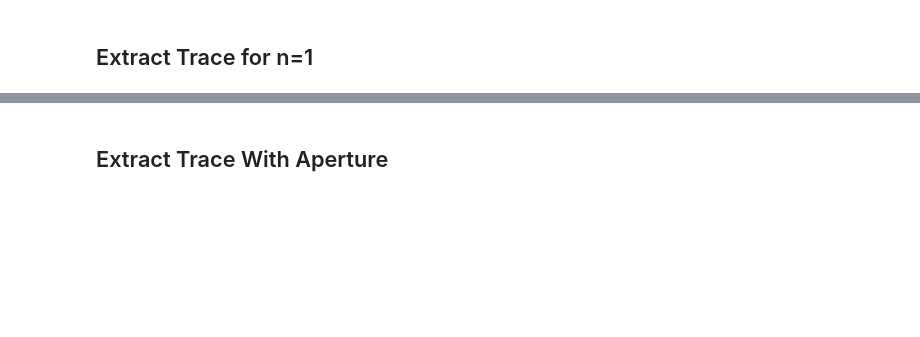
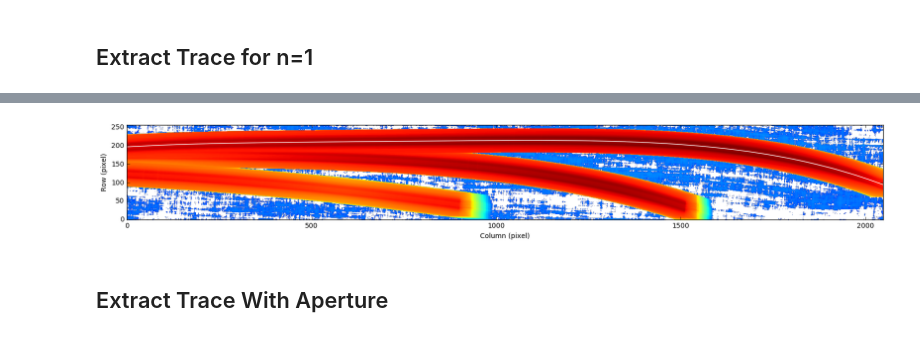
Before and after one commit to AntoineDarveau/NIRISS_extraction, a Jupyter notebook: Examples and Checks.ipynb, the cells around one changed output, grey strips where cells are left out. Drawn from its saved outputs; the diff is of its cells as text; code cells hidden in the pictures; blank space fills up the shorter version.

```diff
--- a/Examples and Checks.ipynb
+++ b/Examples and Checks.ipynb
@@ -121,14 +152,16 @@ tr, trpsf = jw.tracespec(image) #run the trace program to find the n=1 spectrum
 # %%
 plt.figure(figsize=(20,4)) #adjust size of figure
 imgplot = plt.imshow(np.transpose(image),norm=LogNorm()) #added log stretch to the plot
 #imgplot = plt.colorbar() #add colour bar
-plt.plot(tr[:,0],c='b') #overlay trace for n=1
+plt.plot(tr[:,0],c='w') #overlay trace for n=1
 # plt.plot(tr[:,1],c='b') #overlay trace for n=2
 plt.xlabel('Column (pixel)') #x-label
 plt.ylabel('Row (pixel)') #y-label
 x1,x2,y1,y2 = plt.axis()
 plt.axis((0,image.shape[0],0,image.shape[1]))
 plt.show()
+# %% [output]
+[figure, added]
 # %% [markdown]
 ## Extract Trace With Aperture
 # %%
```
Also changed, not shown: parts of 7 cells of this notebook, 5 other files.
